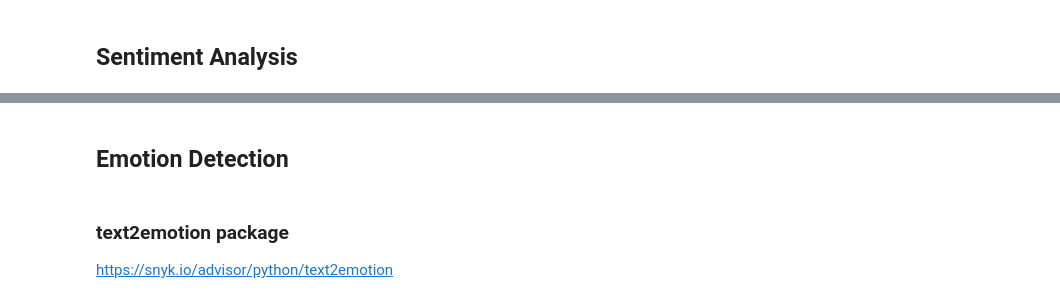
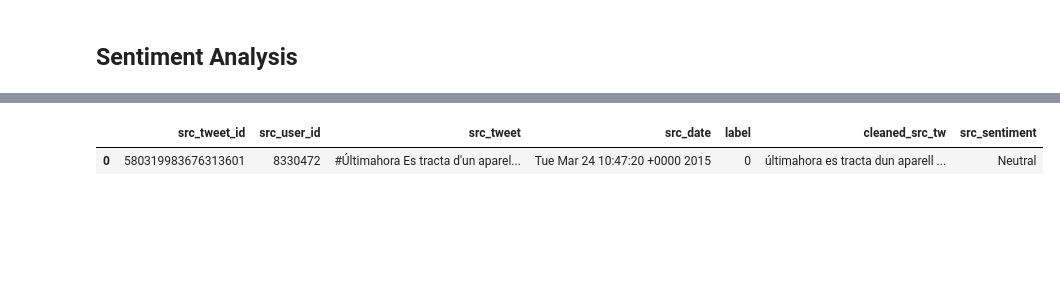
Before and after one commit to yuchen74/BeforeThesis, a Jupyter notebook: germanwings/3 Text Analysis-germanwings.ipynb, the cells around one changed output, grey strips where cells are left out. Saved outputs shown, nothing was run; the diff lists cells and outputs as text; code cells hidden in the pictures; blank space fills up the shorter version.

```diff
--- a/germanwings/3 Text Analysis-germanwings.ipynb
+++ b/germanwings/3 Text Analysis-germanwings.ipynb
@@ -114,5 +225,5 @@ def get_sentiment(tweet):
 # %%
-df['src_sentiment']= df.cleaned_src_tw.apply(get_sentiment)
+src_tw_df['src_sentiment']= src_tw_df.cleaned_src_tw.apply(get_sentiment)
 df['reply_sentiment']= df.cleaned_reply_tw.apply(get_sentiment)
 # %%
 df.head(1)
@@ -124,3 +232,0 @@ df.head(1)
-# %%
-### source tweet data only
-src_tw_df['src_sentiment']=  src_tw_df['cleaned_src_tw'].apply(get_sentiment)
@@ -235,5 +232,0 @@ plt.title("Most frequent words among source tweets are 'Price', 'show', 'tonight
-# %% [markdown]
-## Emotion Detection
-# %% [markdown]
-### text2emotion package
-https://snyk.io/advisor/python/text2emotion
@@ -247,2 +233,7 @@ df['reply_emotion']=emo
+# %%
+src_tw_df.head(1)
+# %% [output]
+|  | src_tweet_id | src_user_id | src_tweet | src_date | label | cleaned_src_tw | src_sentiment |
+| 0 | 580319983676313601 | 8330472 | #Últimahora Es tracta d'un aparel... | Tue Mar 24 10:47:20 +0000 2015 | 0 | últimahora es tracta dun aparell ... | Neutral |
 # %%
 df.to_csv(r'D:\論文\PHEME9\Data\CSV\germanwings-df.csv',index=False)
```
Also changed, not shown: parts of 43 cells of this notebook, 13 other files.
